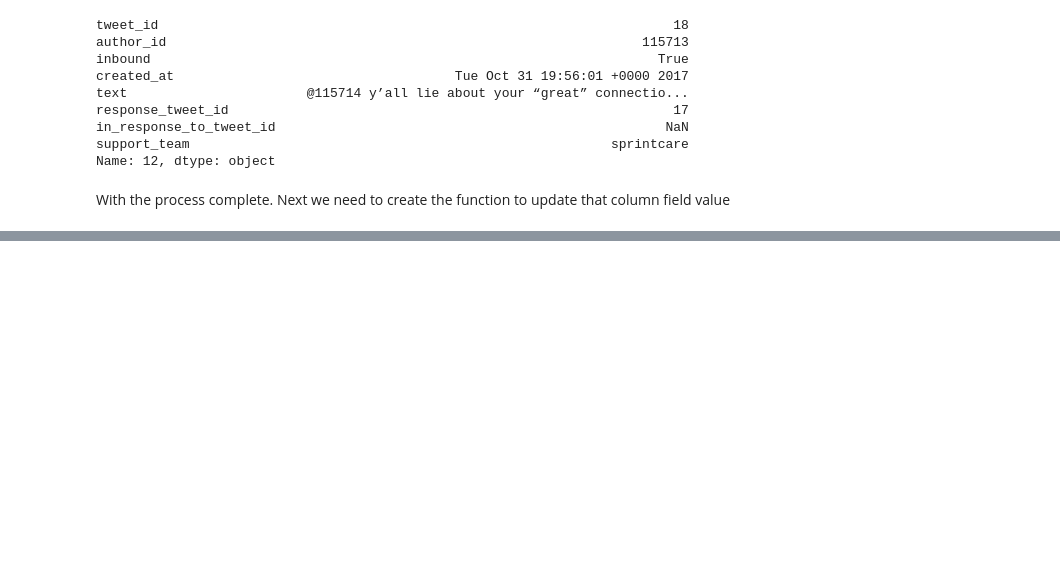
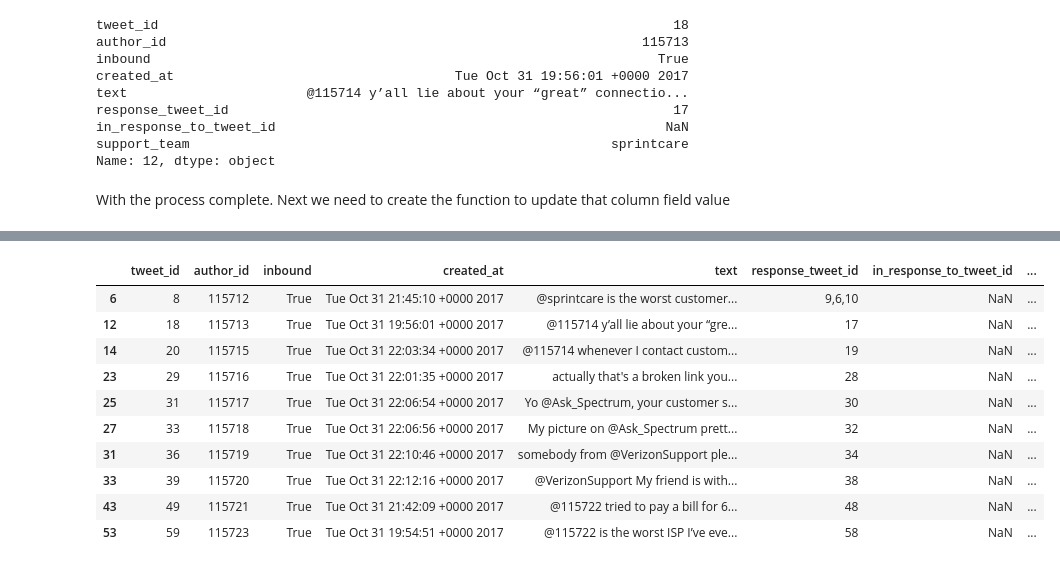
Before and after one commit to erictlong/customer-support-automation, a Jupyter notebook: data analytics/dataReview.ipynb, the cells around one changed output, grey strips where cells are left out. Saved outputs shown, nothing was run; the diff lists cells and outputs as text; code cells hidden in the pictures; blank space fills up the shorter version.

```diff
--- a/data analytics/dataReview.ipynb
+++ b/data analytics/dataReview.ipynb
@@ -312,0 +360,34 @@ def responseTweetIdLookup(index_input):
+# %%
+def responseTweetIdLookup(tweet_id_input):
+    # returns the found support team from the given tweet id
+    # print(type(tweet_id_input))
+    # print(f"incoming tweet {tweet_id_input}")
+
+    # convert tweet id input
+    tweet_id_input = str(tweet_id_input)
+
+    found_response_id = ''
+
+    if tweet_id_input == 'NaN' or tweet_id_input == "nan":
+        found_response_id = 'NaN'
+    elif ',' in tweet_id_input:
+        # need additonal work to split multiple
+        found_response_id = tweet_id_input.split(',')[0]
+    else:
+        found_response_id = tweet_id_input
+
+    # print(f"updated response {found_response_id}")
+
+    if found_response_id != 'NaN':
+        found_support_team = df[df['tweet_id'] == int(found_response_id)]['author_id'].values
+        # due to missing data from tweet id, we need to check if a value is found
+        if len(found_support_team) != 0:
+            found_support_team = found_support_team[0]
+        else:
+            found_support_team = "NaN"
+    else:
+        found_support_team = "NaN"
+
+    # print(found_support_team)
+
+    return found_support_team
@@ -312,0 +429,14 @@ def responseTweetIdLookup(index_input):
+# %%
+support_team_df.head(10)
+# %% [output]
+|  | tweet_id | author_id | inbound | created_at | text | response_tweet_id | in_response_to_tweet_id | ... |
+| 6 | 8 | 115712 | True | Tue Oct 31 21:45:10 +0000 2017 | @sprintcare is the worst customer... | 9,6,10 | NaN | ... |
+| 12 | 18 | 115713 | True | Tue Oct 31 19:56:01 +0000 2017 | @115714 y’all lie about your “gre... | 17 | NaN | ... |
+| 14 | 20 | 115715 | True | Tue Oct 31 22:03:34 +0000 2017 | @115714 whenever I contact custom... | 19 | NaN | ... |
+| 23 | 29 | 115716 | True | Tue Oct 31 22:01:35 +0000 2017 | actually that's a broken link you... | 28 | NaN | ... |
+| 25 | 31 | 115717 | True | Tue Oct 31 22:06:54 +0000 2017 | Yo @Ask_Spectrum, your customer s... | 30 | NaN | ... |
+| 27 | 33 | 115718 | True | Tue Oct 31 22:06:56 +0000 2017 | My picture on @Ask_Spectrum prett... | 32 | NaN | ... |
+| 31 | 36 | 115719 | True | Tue Oct 31 22:10:46 +0000 2017 | somebody from @VerizonSupport ple... | 34 | NaN | ... |
+| 33 | 39 | 115720 | True | Tue Oct 31 22:12:16 +0000 2017 | @VerizonSupport My friend is with... | 38 | NaN | ... |
+| 43 | 49 | 115721 | True | Tue Oct 31 21:42:09 +0000 2017 | @115722 tried to pay a bill for 6... | 48 | NaN | ... |
+| 53 | 59 | 115723 | True | Tue Oct 31 19:54:51 +0000 2017 | @115722 is the worst ISP I’ve eve... | 58 | NaN | ... |
```
Also changed, not shown: parts of 32 cells of this notebook.
